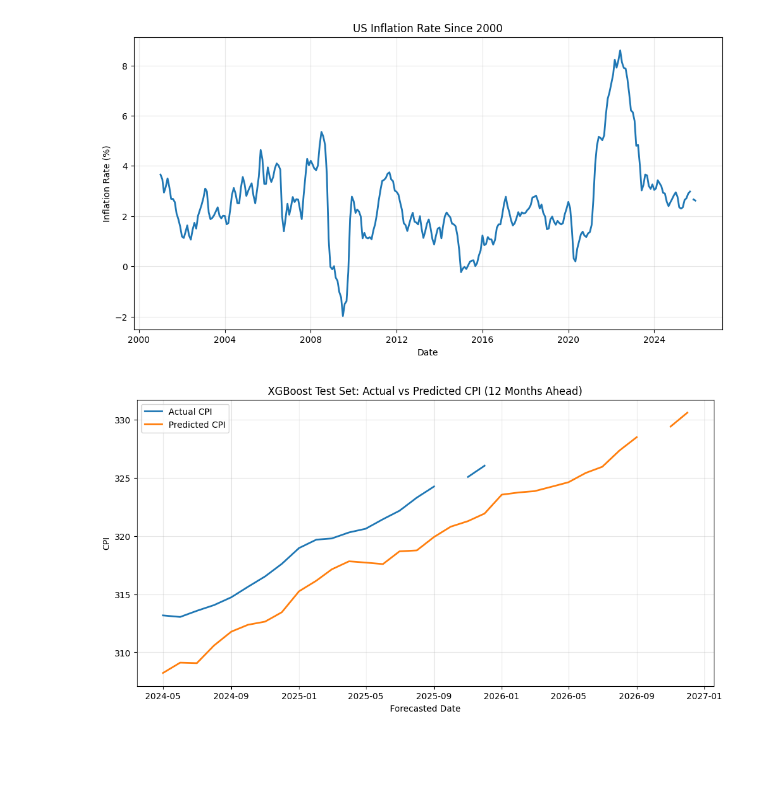
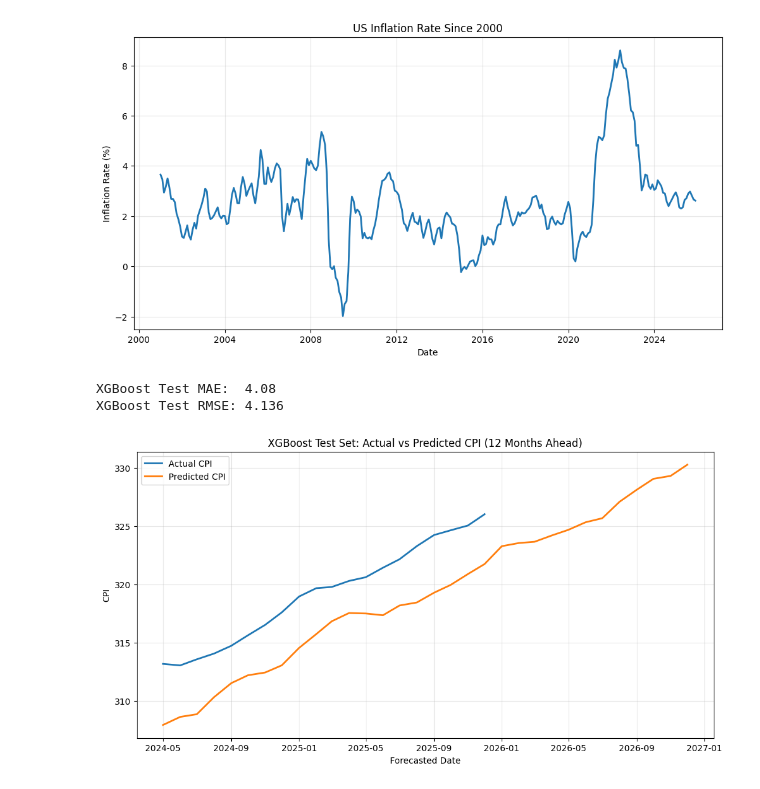
Before and after one commit to AndrewEross/GDP_inflation_prediction, a Jupyter notebook: inflation_model_backup.ipynb, the cells around one changed output. Drawn from its saved outputs; the diff is of its cells as text; code cells hidden in the pictures; blank space fills up the shorter version.

```diff
--- a/inflation_model_backup.ipynb
+++ b/inflation_model_backup.ipynb
@@ -53,6 +53,9 @@ current_data["Customs_Duties"] = current_data["Customs_Duties"].interpolate(meth
 current_data["Imports_Goods"] = current_data["Imports_Goods"].interpolate(method = "linear")
 current_data["GDP_nominal"] = current_data["GDP_nominal"].interpolate(method = "linear")
 current_data["Real GDP"] = current_data["Real GDP"].interpolate(method = "linear")
+#note: one missing value for CPI in October 2025
+current_data["CPI"] = current_data["CPI"].interpolate(method="linear")
+
 
 print(current_data.head())
 # %% [output]
@@ -729,32 +759,37 @@ plt.show()
 # %%
 actual_cpi_future = century_data.loc[X_test.index, "cpi_future"].values
 actual_cpi_now    = century_data.loc[X_test.index, "CPI"].values
-predicted_cpi     = actual_cpi_now + xgb_model.predict(X_test_scaled)
+xg_test_predicted_cpi     = actual_cpi_now + xgb_model.predict(X_test_scaled)
 
-test_results = pd.DataFrame({
+test_results_xg = pd.DataFrame({
     "DATE":          dates_test.values,
     "actual_cpi":    actual_cpi_future,
-    "predicted_cpi": predicted_cpi,
+    "predicted_cpi": xg_test_predicted_cpi,
 }).sort_values("DATE").reset_index(drop=True)
 
-test_results["error"]     = test_results["predicted_cpi"] - test_results["actual_cpi"]
-test_results["abs_error"] = test_results["error"].abs()
-test_results["year"]      = pd.to_datetime(test_results["DATE"]).dt.year
+test_results_xg["error"]     = test_results_xg["predicted_cpi"] - test_results_xg["actual_cpi"]
+test_results_xg["abs_error"] = test_results_xg["error"].abs()
+test_results_xg["year"]      = pd.to_datetime(test_results_xg["DATE"]).dt.year
 
-test_results["forecast_date"] = pd.to_datetime(test_results["DATE"]) + pd.DateOffset(years=1)
+print("XGBoost Test MAE: ",  test_results_xg["abs_error"].mean().round(3))
+print("XGBoost Test RMSE:", np.sqrt((test_results_xg["error"]**2).mean()).round(3))
+
+test_results_xg["forecast_date"] = pd.to_datetime(test_results_xg["DATE"]) + pd.DateOffset(years=1)
 
 plt.figure(figsize=(12, 6))
-plt.plot(test_results["forecast_date"], test_results["actual_cpi"], label="Actual CPI", linewidth=2)
-plt.plot(test_results["forecast_date"], test_results["predicted_cpi"], label="Predicted CPI", linewidth=2)
+plt.plot(test_results_xg["forecast_date"], test_results_xg["actual_cpi"], label="Actual CPI", linewidth=2)
+plt.plot(test_results_xg["forecast_date"], test_results_xg["predicted_cpi"], label="Predicted CPI", linewidth=2)
 
 plt.title("XGBoost Test Set: Actual vs Predicted CPI (12 Months Ahead)")
 plt.xlabel("Forecasted Date")
 plt.ylabel("CPI")
 plt.legend()
 plt.grid(True, alpha=0.3)
 plt.show()
 # %% [output]
+XGBoost Test MAE:  4.08
+XGBoost Test RMSE: 4.136
-[figure, old version]
+[figure, new version]
 # %%
 from sklearn.linear_model import Lasso
 lasso_model = Lasso(alpha=0.01, max_iter=10000, random_state=42)
```
Also changed, not shown: parts of 18 cells of this notebook.
